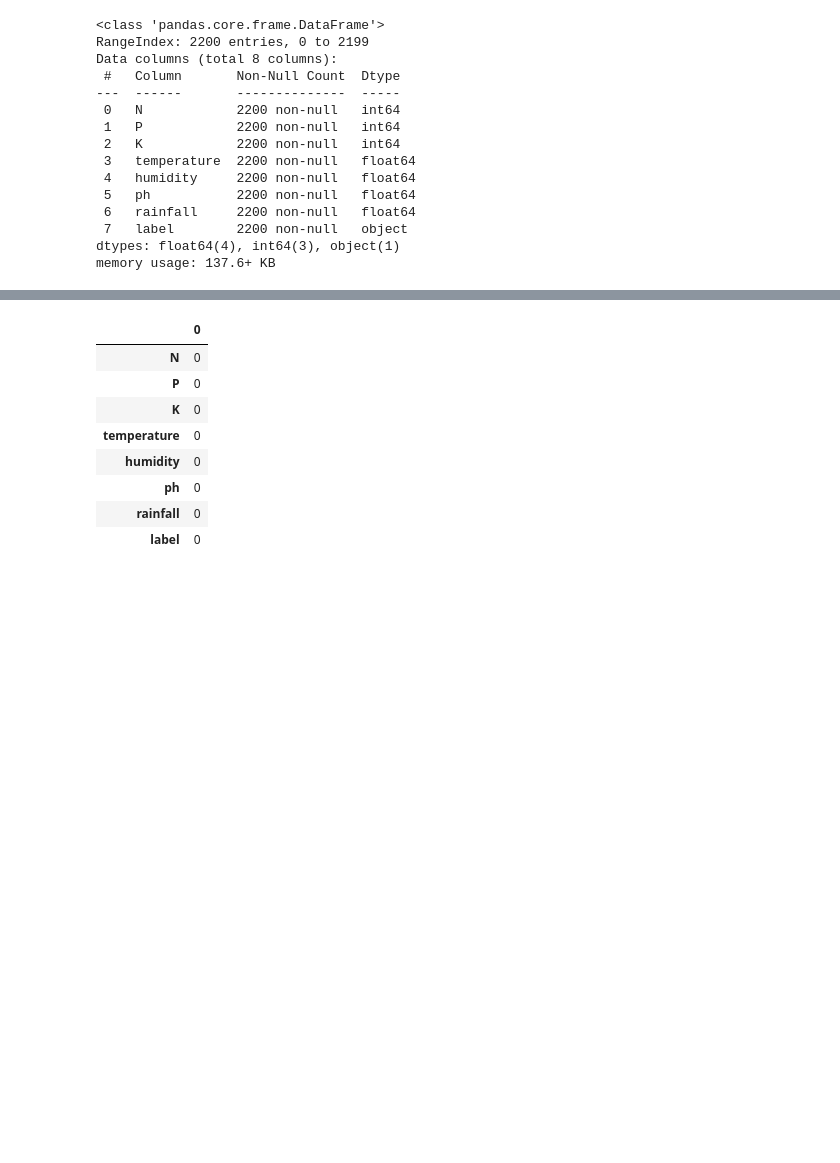
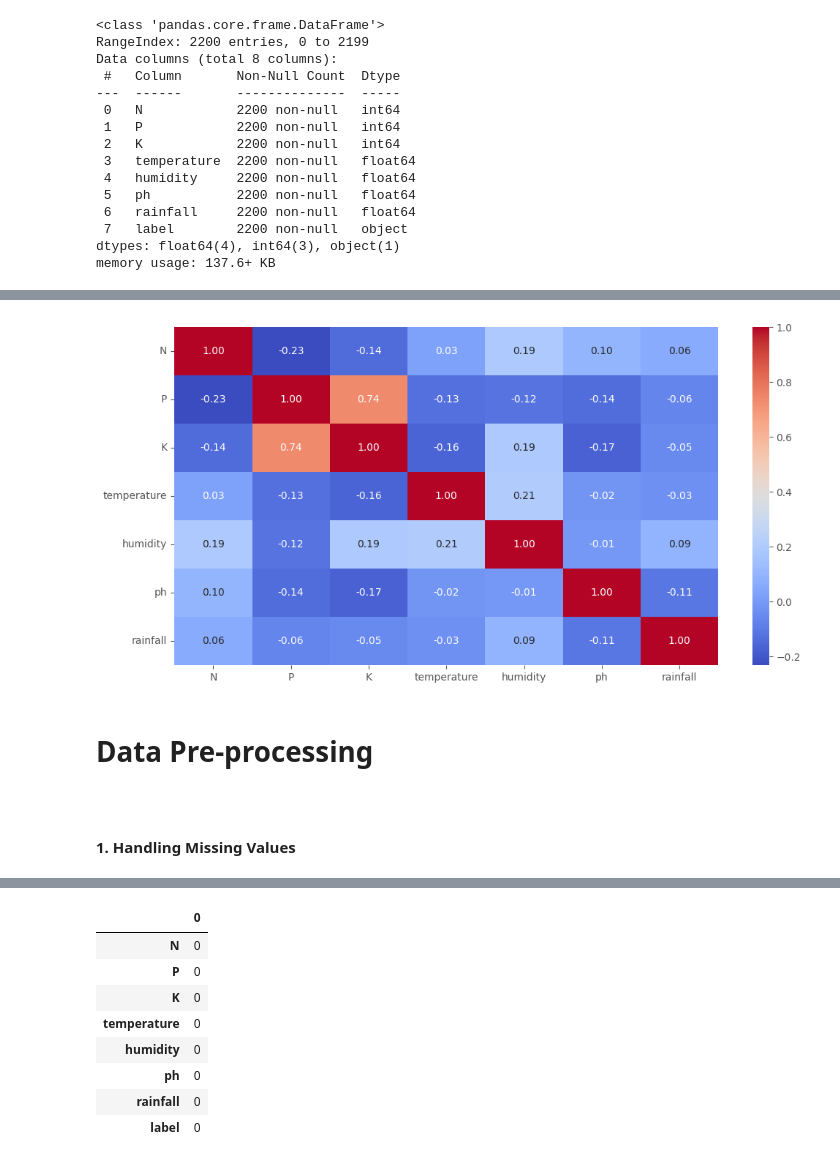
Before and after one commit to Apoorva-011/Crop-Prediction, a Jupyter notebook: Crop_prediction.ipynb, the cells around one changed output, grey strips where cells are left out. Saved outputs shown, nothing was run; the diff lists cells and outputs as text; code cells hidden in the pictures; blank space fills up the shorter version.

```diff
--- a/Crop_prediction.ipynb
+++ b/Crop_prediction.ipynb
@@ -37,0 +73,11 @@ memory usage: 137.6+ KB
+# %%
+numeric_crop = crop.select_dtypes(include=['float64', 'int64'])
+figure = plt.figure(figsize=(12, 6))
+sns.heatmap(numeric_crop.corr(), annot=True, cmap='coolwarm', fmt=".2f")
+plt.show()
+# %% [output]
+[figure, added]
+# %% [markdown]
+<h1> Data Pre-processing <h1>
+# %% [markdown]
+<h4> 1. Handling Missing Values</h4>
```
Also changed, not shown: parts of 25 cells of this notebook, 1 other file.
